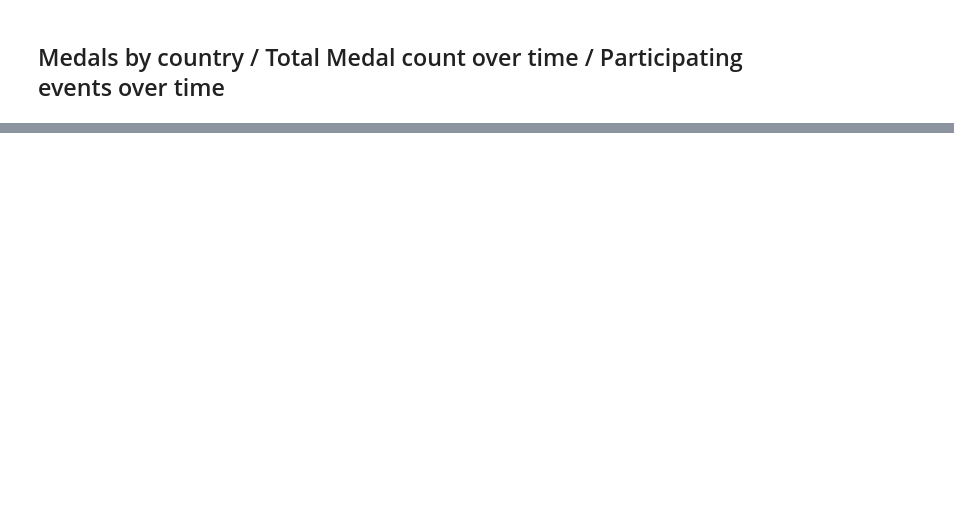
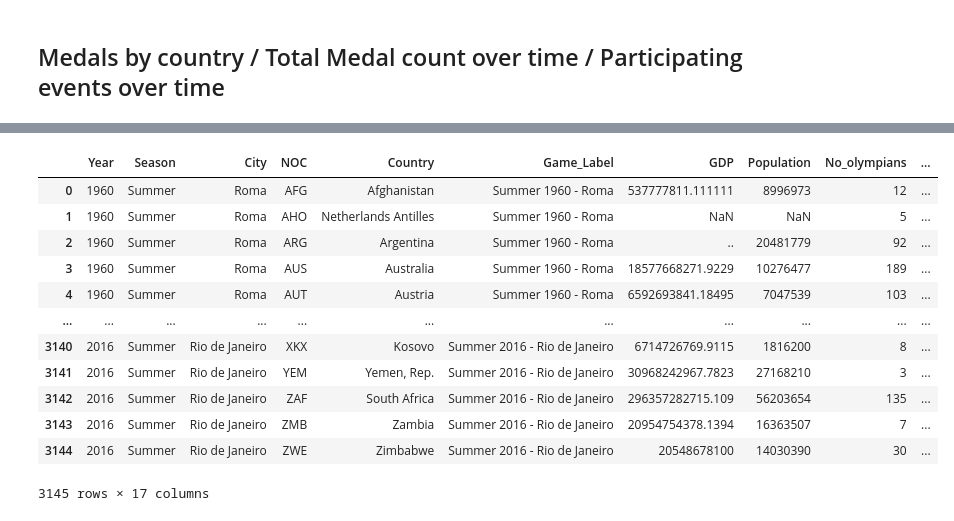
Before and after one commit to hanesy/olympics_dash, a Jupyter notebook: data_exploration.ipynb, the cells around one changed output, grey strips where cells are left out. Saved outputs shown, nothing was run; the diff lists cells and outputs as text; code cells hidden in the pictures; blank space fills up the shorter version.

```diff
--- a/data_exploration.ipynb
+++ b/data_exploration.ipynb
@@ -483,0 +627,19 @@ test3
+# %%
+events_merge_2 = pd.merge(events_merge_1, olympians_team_final, how = "left", left_on = ['Year','Season', 'NOC'], right_on = ['Year','Season', 'NOC'])
+events_merge_3 = pd.merge(events_merge_2, medals_athlete_total, how = "left", left_on = ['Year','Season', 'NOC'], right_on = ['Year','Season', 'NOC'])
+events_final = pd.merge(events_merge_3, medals_sport_total, how = "left", left_on = ['Year','Season', 'NOC'], right_on = ['Year','Season', 'NOC'], suffixes=('_athlete', '_team'))
+events_final
+# %% [output]
+|  | Year | Season | City | NOC | Country | Game_Label | GDP | Population | No_olympians | ... |
+| 0 | 1960 | Summer | Roma | AFG | Afghanistan | Summer 1960 - Roma | 537777811.111111 | 8996973 | 12 | ... |
+| 1 | 1960 | Summer | Roma | AHO | Netherlands Antilles | Summer 1960 - Roma | NaN | NaN | 5 | ... |
+| 2 | 1960 | Summer | Roma | ARG | Argentina | Summer 1960 - Roma | .. | 20481779 | 92 | ... |
+| 3 | 1960 | Summer | Roma | AUS | Australia | Summer 1960 - Roma | 18577668271.9229 | 10276477 | 189 | ... |
+| 4 | 1960 | Summer | Roma | AUT | Austria | Summer 1960 - Roma | 6592693841.18495 | 7047539 | 103 | ... |
+| ... | ... | ... | ... | ... | ... | ... | ... | ... | ... | ... |
+| 3140 | 2016 | Summer | Rio de Janeiro | XKX | Kosovo | Summer 2016 - Rio de Janeiro | 6714726769.9115 | 1816200 | 8 | ... |
+| 3141 | 2016 | Summer | Rio de Janeiro | YEM | Yemen, Rep. | Summer 2016 - Rio de Janeiro | 30968242967.7823 | 27168210 | 3 | ... |
+| 3142 | 2016 | Summer | Rio de Janeiro | ZAF | South Africa | Summer 2016 - Rio de Janeiro | 296357282715.109 | 56203654 | 135 | ... |
+| 3143 | 2016 | Summer | Rio de Janeiro | ZMB | Zambia | Summer 2016 - Rio de Janeiro | 20954754378.1394 | 16363507 | 7 | ... |
+| 3144 | 2016 | Summer | Rio de Janeiro | ZWE | Zimbabwe | Summer 2016 - Rio de Janeiro | 20548678100 | 14030390 | 30 | ... |
+3145 rows × 17 columns
```
Also changed, not shown: parts of 28 cells of this notebook, 1 other file.
